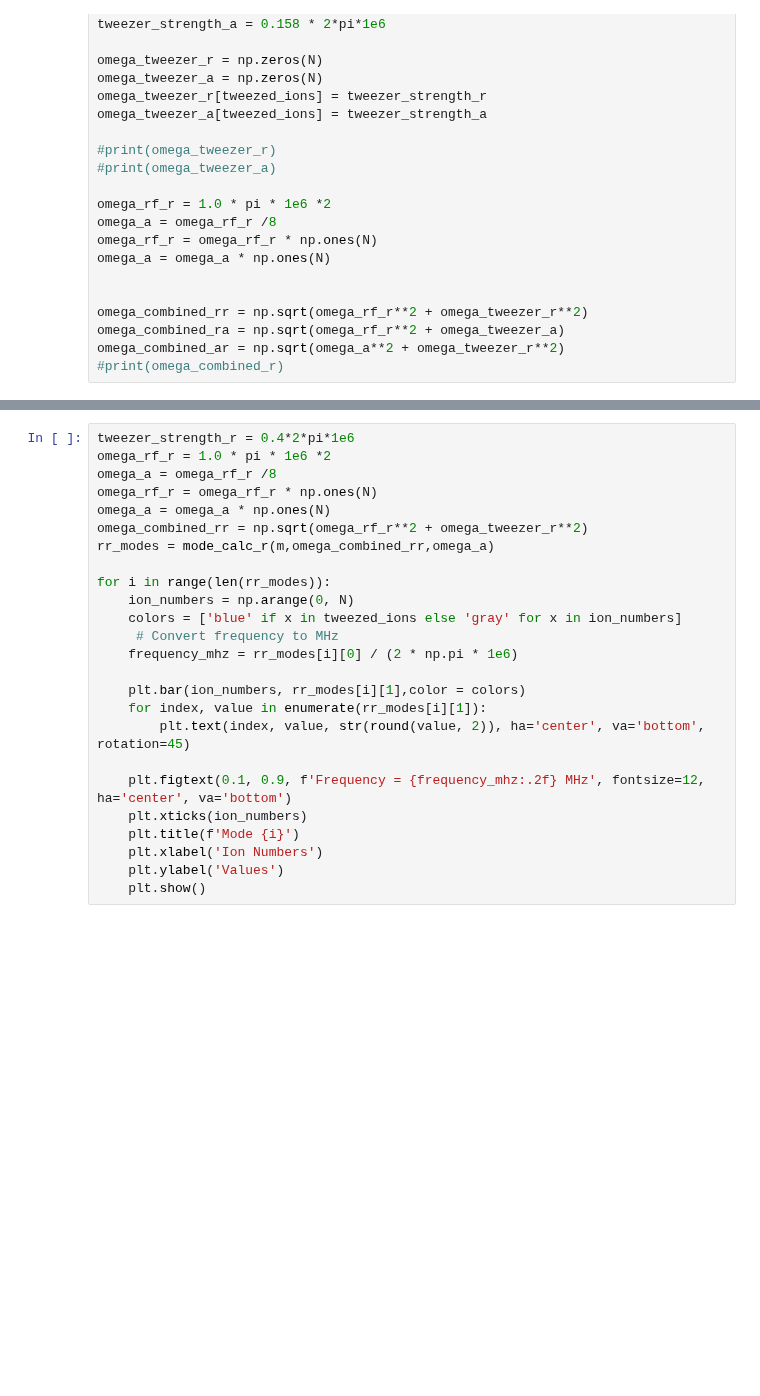
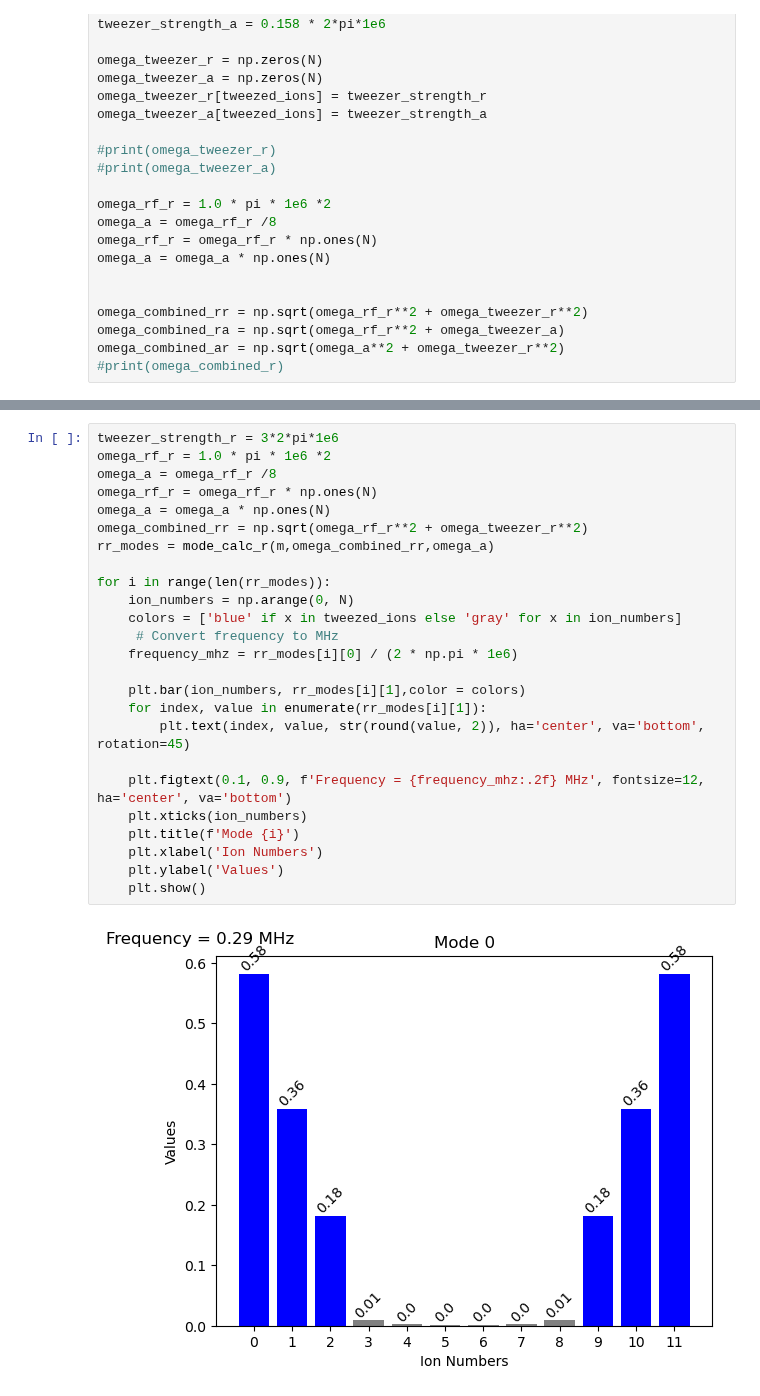
Before and after one commit to SQRLab/BladeRunner, a Jupyter notebook: Tweezers/10_ions_tweezed.ipynb, the cells around one changed output, grey strips where cells are left out. Saved outputs shown, nothing was run; the diff lists cells and outputs as text; blank space fills up the shorter version.

```diff
--- a/Tweezers/10_ions_tweezed.ipynb
+++ b/Tweezers/10_ions_tweezed.ipynb
@@ -112,25 +114,27 @@ base_a = mode_calc_a(m,omega_a)
 # %%
-tweezer_strength_r = 0.4*2*pi*1e6
+tweezer_strength_r = 3*2*pi*1e6
 omega_rf_r = 1.0 * pi * 1e6 *2
 omega_a = omega_rf_r /8
 omega_rf_r = omega_rf_r * np.ones(N)
 omega_a = omega_a * np.ones(N)
 omega_combined_rr = np.sqrt(omega_rf_r**2 + omega_tweezer_r**2)
 rr_modes = mode_calc_r(m,omega_combined_rr,omega_a)
 
 for i in range(len(rr_modes)):
     ion_numbers = np.arange(0, N)
     colors = ['blue' if x in tweezed_ions else 'gray' for x in ion_numbers]
      # Convert frequency to MHz
     frequency_mhz = rr_modes[i][0] / (2 * np.pi * 1e6)
 
     plt.bar(ion_numbers, rr_modes[i][1],color = colors)
     for index, value in enumerate(rr_modes[i][1]):
         plt.text(index, value, str(round(value, 2)), ha='center', va='bottom', rotation=45)
 
     plt.figtext(0.1, 0.9, f'Frequency = {frequency_mhz:.2f} MHz', fontsize=12, ha='center', va='bottom')
     plt.xticks(ion_numbers)
     plt.title(f'Mode {i}')
     plt.xlabel('Ion Numbers')
     plt.ylabel('Values')
     plt.show()
+# %% [output]
+[figure, added]
```
Also changed, not shown: parts of 12 cells of this notebook.
